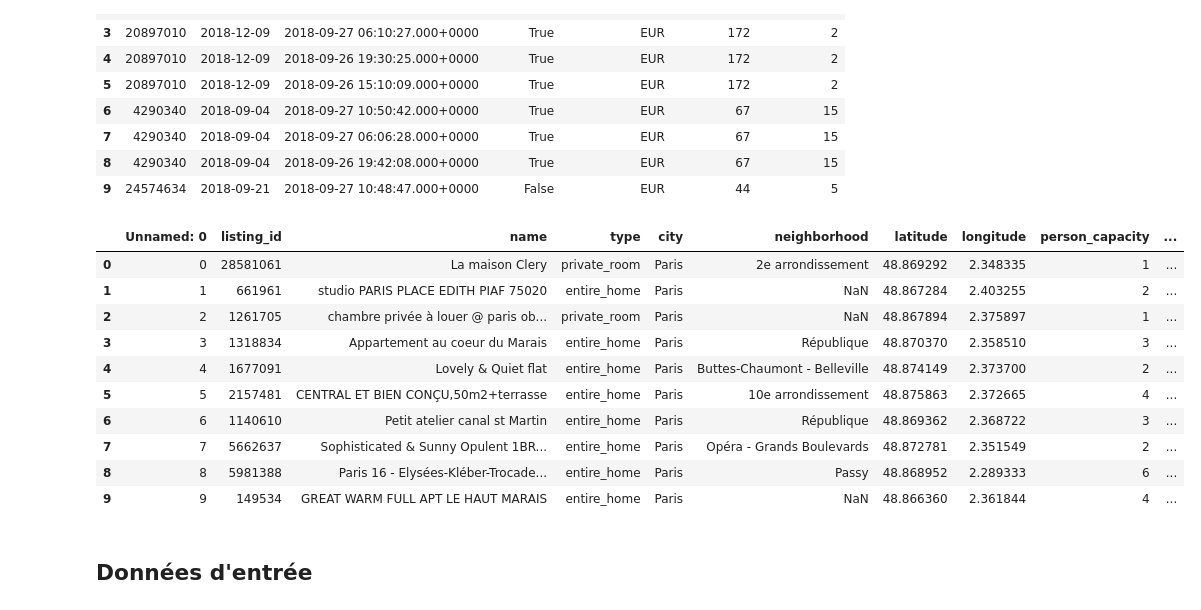
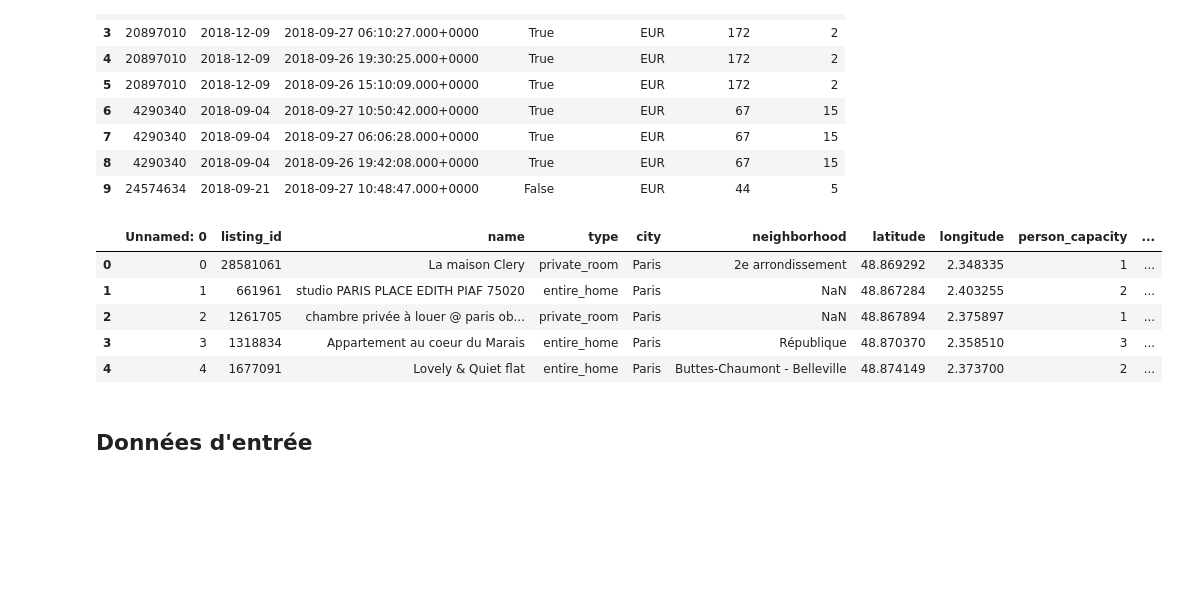
Before and after one commit to Didier-Bouchaoui/PHYTON2020, a Jupyter notebook: Modele_Lineaire_exo.ipynb, the cells around one changed output. Saved outputs shown, nothing was run; the diff lists cells and outputs as text; code cells hidden in the pictures; blank space fills up the shorter version.

```diff
--- a/Modele_Lineaire_exo.ipynb
+++ b/Modele_Lineaire_exo.ipynb
@@ -94,19 +94,14 @@ pricea.head(10)
 | 9 | 24574634 | 2018-09-21 | 2018-09-27 10:48:47.000+0000 | False | EUR | 44 | 5 |
 # %%
 listing = pds.read_csv("Dataset/listings_final.csv", delimiter=';')
-listing.head(10)
+listing.head()
 # %% [output]
 |  | Unnamed: 0 | listing_id | name | type | city | neighborhood | latitude | longitude | person_capacity | ... |
 | 0 | 0 | 28581061 | La maison Clery | private_room | Paris | 2e arrondissement | 48.869292 | 2.348335 | 1 | ... |
 | 1 | 1 | 661961 | studio PARIS PLACE EDITH PIAF 75020 | entire_home | Paris | NaN | 48.867284 | 2.403255 | 2 | ... |
 | 2 | 2 | 1261705 | chambre privée à louer @ paris ob... | private_room | Paris | NaN | 48.867894 | 2.375897 | 1 | ... |
 | 3 | 3 | 1318834 | Appartement au coeur du Marais | entire_home | Paris | République | 48.870370 | 2.358510 | 3 | ... |
 | 4 | 4 | 1677091 | Lovely & Quiet flat | entire_home | Paris | Buttes-Chaumont - Belleville | 48.874149 | 2.373700 | 2 | ... |
-| 5 | 5 | 2157481 | CENTRAL ET BIEN CONÇU,50m2+terrasse | entire_home | Paris | 10e arrondissement | 48.875863 | 2.372665 | 4 | ... |
-| 6 | 6 | 1140610 | Petit atelier canal st Martin | entire_home | Paris | République | 48.869362 | 2.368722 | 3 | ... |
-| 7 | 7 | 5662637 | Sophisticated & Sunny Opulent 1BR... | entire_home | Paris | Opéra - Grands Boulevards | 48.872781 | 2.351549 | 2 | ... |
-| 8 | 8 | 5981388 | Paris 16 - Elysées-Kléber-Trocade... | entire_home | Paris | Passy | 48.868952 | 2.289333 | 6 | ... |
-| 9 | 9 | 149534 | GREAT WARM FULL APT LE HAUT MARAIS | entire_home | Paris | NaN | 48.866360 | 2.361844 | 4 | ... |
 # %% [markdown]
 ## Données d'entrée
 # %% [markdown]
```
Also changed, not shown: parts of 27 cells of this notebook, 1 other file.
